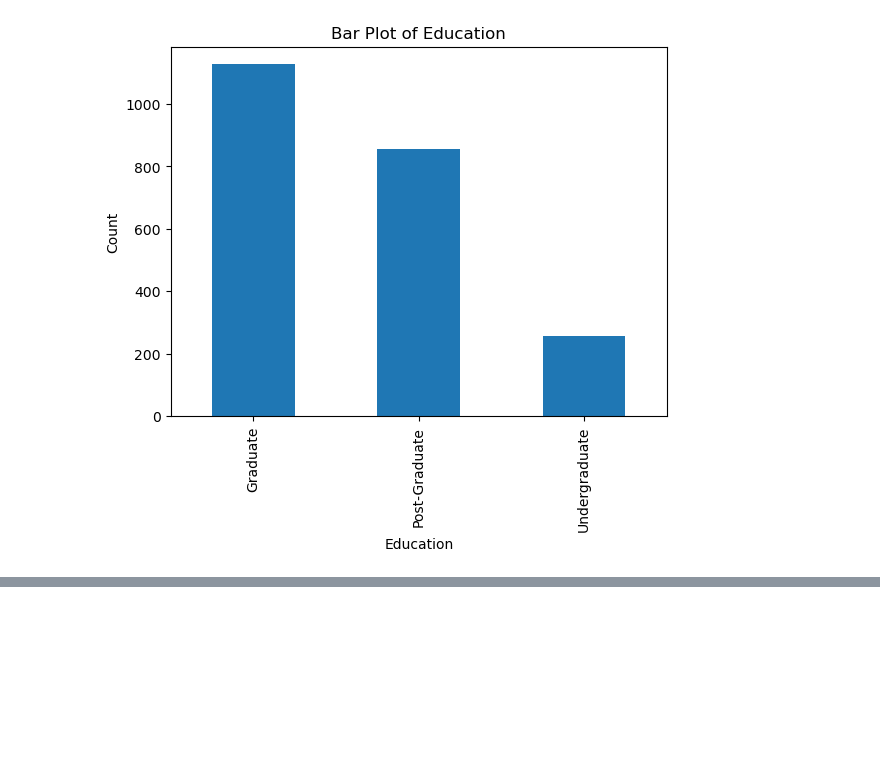
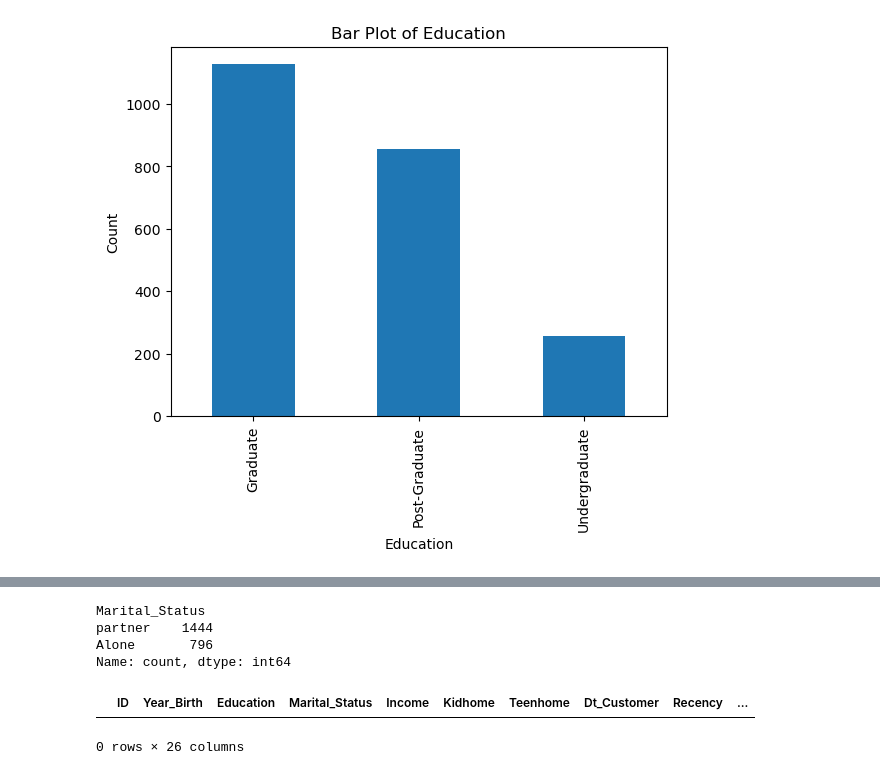
Before and after one commit to dilliram-code/Smart-cart-clustering-system, a Jupyter notebook: Data_cleaning/smart_cart_clustering.ipynb, the cells around one changed output, grey strips where cells are left out. Cells and saved outputs as stored; diff of their text form; code cells hidden in the pictures; blank space fills up the shorter version.

```diff
--- a/Data_cleaning/smart_cart_clustering.ipynb
+++ b/Data_cleaning/smart_cart_clustering.ipynb
@@ -233,0 +255,16 @@ plt.show()
+# %%
+# marital status
+
+df['Marital_Status'] = df['Marital_Status'].replace({"Married":"partner", "Together":"partner", "Single":"Alone", "Divorced":"Alone", "Absurd":"Alone", "YOLO":"Alone", "Widow":"Alone"})
+
+df['Marital_Status'].value_counts()
+# %% [output]
+Marital_Status
+partner    1444
+Alone       796
+Name: count, dtype: int64
+# %%
+df[df['Marital_Status'].isnull()]
+# %% [output]
+|  | ID | Year_Birth | Education | Marital_Status | Income | Kidhome | Teenhome | Dt_Customer | Recency | ... |
+0 rows × 26 columns
```
Also changed, not shown: parts of 3 cells of this notebook.
